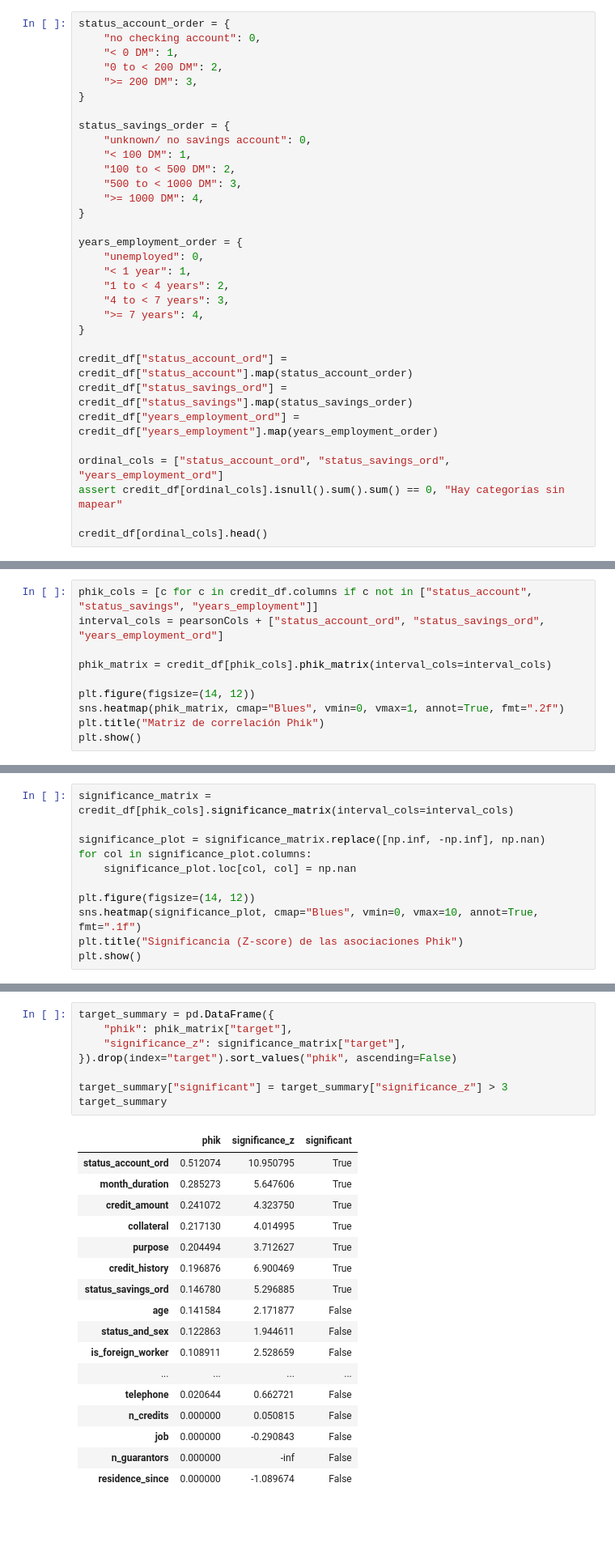
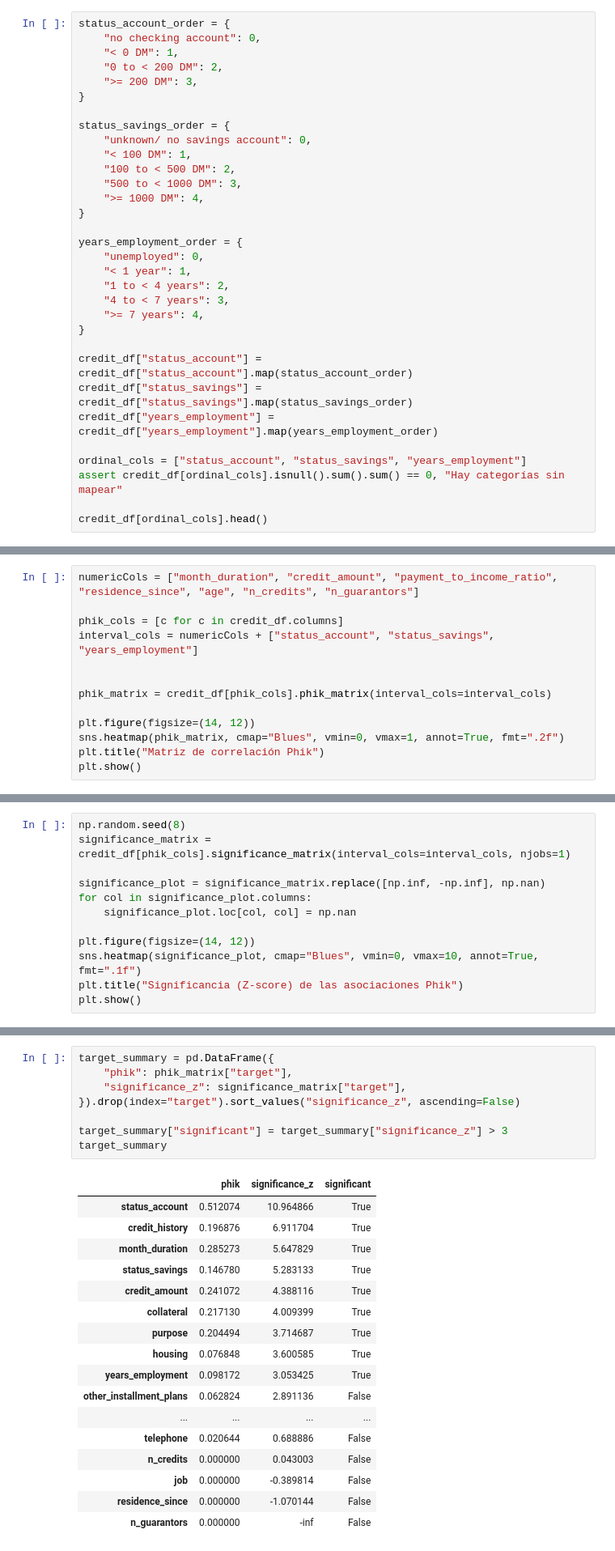
Before and after one commit to tomasSiSa18/TesisPregrado, a Jupyter notebook: ProcesamientoDataset/analisisdataset.ipynb, the cells around one changed output, grey strips where cells are left out. Shown at 81% size. Cells and saved outputs as stored; diff of their text form; blank space fills up the shorter version.

```diff
--- a/ProcesamientoDataset/analisisdataset.ipynb
+++ b/ProcesamientoDataset/analisisdataset.ipynb
@@ -131,11 +136,11 @@ years_employment_order = {
     ">= 7 years": 4,
 }
 
-credit_df["status_account_ord"] = credit_df["status_account"].map(status_account_order)
-credit_df["status_savings_ord"] = credit_df["status_savings"].map(status_savings_order)
-credit_df["years_employment_ord"] = credit_df["years_employment"].map(years_employment_order)
+credit_df["status_account"] = credit_df["status_account"].map(status_account_order)
+credit_df["status_savings"] = credit_df["status_savings"].map(status_savings_order)
+credit_df["years_employment"] = credit_df["years_employment"].map(years_employment_order)
 
-ordinal_cols = ["status_account_ord", "status_savings_ord", "years_employment_ord"]
+ordinal_cols = ["status_account", "status_savings", "years_employment"]
 assert credit_df[ordinal_cols].isnull().sum().sum() == 0, "Hay categorías sin mapear"
 
 credit_df[ordinal_cols].head()
@@ -161,6 +158,9 @@ A diferencia de Pearson, Phik calcula una medida de asociación (0 a 1) directam
 # %%
-phik_cols = [c for c in credit_df.columns if c not in ["status_account", "status_savings", "years_employment"]]
-interval_cols = pearsonCols + ["status_account_ord", "status_savings_ord", "years_employment_ord"]
+numericCols = ["month_duration", "credit_amount", "payment_to_income_ratio", "residence_since", "age", "n_credits", "n_guarantors"]
+
+phik_cols = [c for c in credit_df.columns]
+interval_cols = numericCols + ["status_account", "status_savings", "years_employment"]
+
 
 phik_matrix = credit_df[phik_cols].phik_matrix(interval_cols=interval_cols)
 
@@ -197,5 +197,6 @@ El valor de phik mide la fuerza de una asociación, pero no si esa fuerza pudo s
 # %%
-significance_matrix = credit_df[phik_cols].significance_matrix(interval_cols=interval_cols)
+np.random.seed(8)
+significance_matrix = credit_df[phik_cols].significance_matrix(interval_cols=interval_cols, njobs=1)
 
 significance_plot = significance_matrix.replace([np.inf, -np.inf], np.nan)
 for col in significance_plot.columns:
@@ -210,29 +211,29 @@ plt.show()
 # %%
 target_summary = pd.DataFrame({
     "phik": phik_matrix["target"],
     "significance_z": significance_matrix["target"],
-}).drop(index="target").sort_values("phik", ascending=False)
+}).drop(index="target").sort_values("significance_z", ascending=False)
 
 target_summary["significant"] = target_summary["significance_z"] > 3
 target_summary
 # %% [output]
 |  | phik | significance_z | significant |
-| status_account_ord | 0.512074 | 10.950795 | True |
-| month_duration | 0.285273 | 5.647606 | True |
-| credit_amount | 0.241072 | 4.323750 | True |
-| collateral | 0.217130 | 4.014995 | True |
-| purpose | 0.204494 | 3.712627 | True |
-| credit_history | 0.196876 | 6.900469 | True |
-| status_savings_ord | 0.146780 | 5.296885 | True |
-| age | 0.141584 | 2.171877 | False |
-| status_and_sex | 0.122863 | 1.944611 | False |
-| is_foreign_worker | 0.108911 | 2.528659 | False |
+| status_account | 0.512074 | 10.964866 | True |
+| credit_history | 0.196876 | 6.911704 | True |
+| month_duration | 0.285273 | 5.647829 | True |
+| status_savings | 0.146780 | 5.283133 | True |
+| credit_amount | 0.241072 | 4.388116 | True |
+| collateral | 0.217130 | 4.009399 | True |
+| purpose | 0.204494 | 3.714687 | True |
+| housing | 0.076848 | 3.600585 | True |
+| years_employment | 0.098172 | 3.053425 | True |
+| other_installment_plans | 0.062824 | 2.891136 | False |
 | ... | ... | ... | ... |
-| telephone | 0.020644 | 0.662721 | False |
-| n_credits | 0.000000 | 0.050815 | False |
-| job | 0.000000 | -0.290843 | False |
+| telephone | 0.020644 | 0.688886 | False |
+| n_credits | 0.000000 | 0.043003 | False |
+| job | 0.000000 | -0.389814 | False |
+| residence_since | 0.000000 | -1.070144 | False |
 | n_guarantors | 0.000000 | -inf | False |
-| residence_since | 0.000000 | -1.089674 | False |
 # %% [markdown]
 Gracias a esta correlación nos vamos a quedar por lo tanto con las siguientes columnas:
 
```
Also changed, not shown: parts of 23 cells of this notebook, 5 other files.
